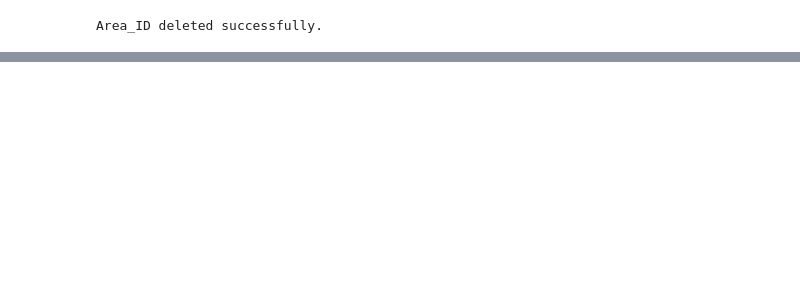
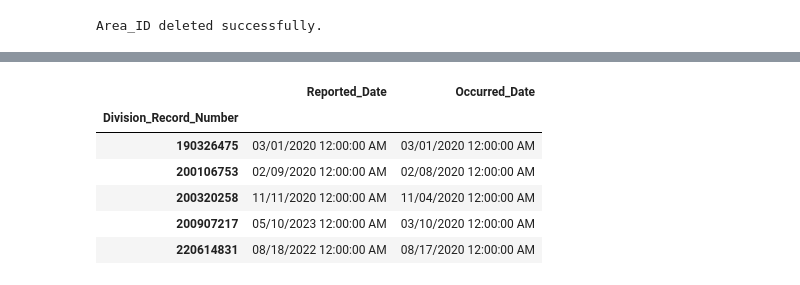
Before and after one commit to AyoubLaar/Data-Mining-Project, a Jupyter notebook: notebook.ipynb, the cells around one changed output, grey strips where cells are left out. Saved outputs shown, nothing was run; the diff lists cells and outputs as text; code cells hidden in the pictures; blank space fills up the shorter version.

```diff
--- a/notebook.ipynb
+++ b/notebook.ipynb
@@ -311,0 +285,6 @@ data.loc[indexes][columns].apply()
+# %%
+modified_Secondary_Crime_Code_1 = data.apply(lambda row : row["Primary_Crime_Code"] if row["Crime_Code"] == row["Secondary_Crime_Code_1"] else row["Secondary_Crime_Code_1"],axis=1)
+modified_Secondary_Crime_Code_2 = data.apply(lambda row : row["Primary_Crime_Code"] if row["Crime_Code"] == row["Secondary_Crime_Code_2"] else row["Secondary_Crime_Code_2"],axis=1)
+data["Secondary_Crime_Code_1"] = modified_Secondary_Crime_Code_1
+data["Secondary_Crime_Code_2"] = modified_Secondary_Crime_Code_2
+data["Primary_Crime_Code"] = data["Crime_Code"]
@@ -311,0 +306,5 @@ data.loc[indexes][columns].apply()
+# %%
+#data.drop("Crime_Code",inplace=True, axis=1)
+columns = ["Primary_Crime_Code", "Secondary_Crime_Code_1", "Secondary_Crime_Code_2", "Secondary_Crime_Code_3" ]
+data[columns] = data[columns].astype("float").astype("string")
+data[columns].info()
@@ -311,0 +371,10 @@ data.loc[indexes][columns].apply()
+# %%
+data[["Reported_Date","Occurred_Date"]].head(5)
+# %% [output]
+|  | Reported_Date | Occurred_Date |
+| Division_Record_Number |  |  |
+| 190326475 | 03/01/2020 12:00:00 AM | 03/01/2020 12:00:00 AM |
+| 200106753 | 02/09/2020 12:00:00 AM | 02/08/2020 12:00:00 AM |
+| 200320258 | 11/11/2020 12:00:00 AM | 11/04/2020 12:00:00 AM |
+| 200907217 | 05/10/2023 12:00:00 AM | 03/10/2020 12:00:00 AM |
+| 220614831 | 08/18/2022 12:00:00 AM | 08/17/2020 12:00:00 AM |
```
Also changed, not shown: parts of 43 cells of this notebook, 3 other files.
